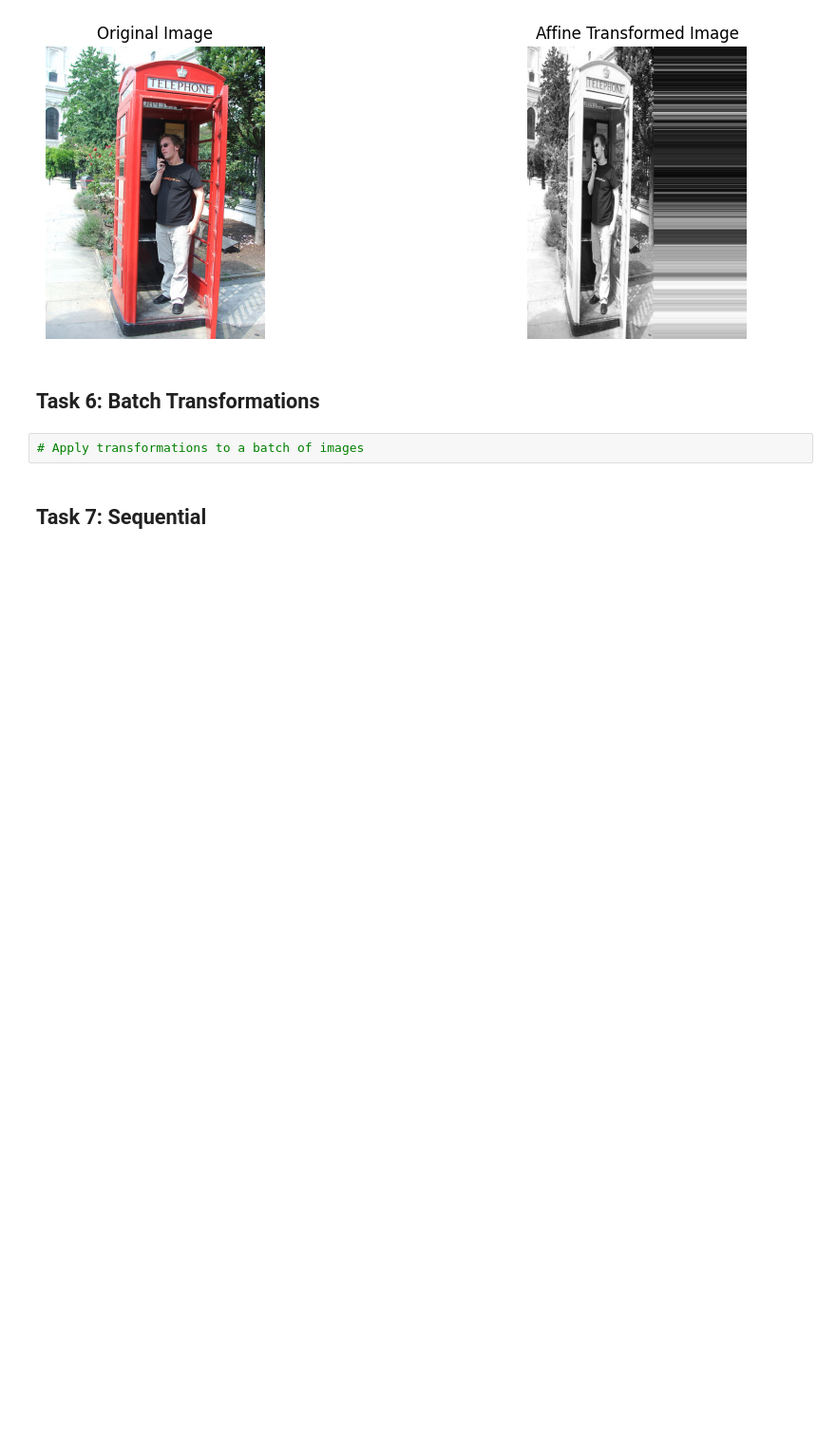
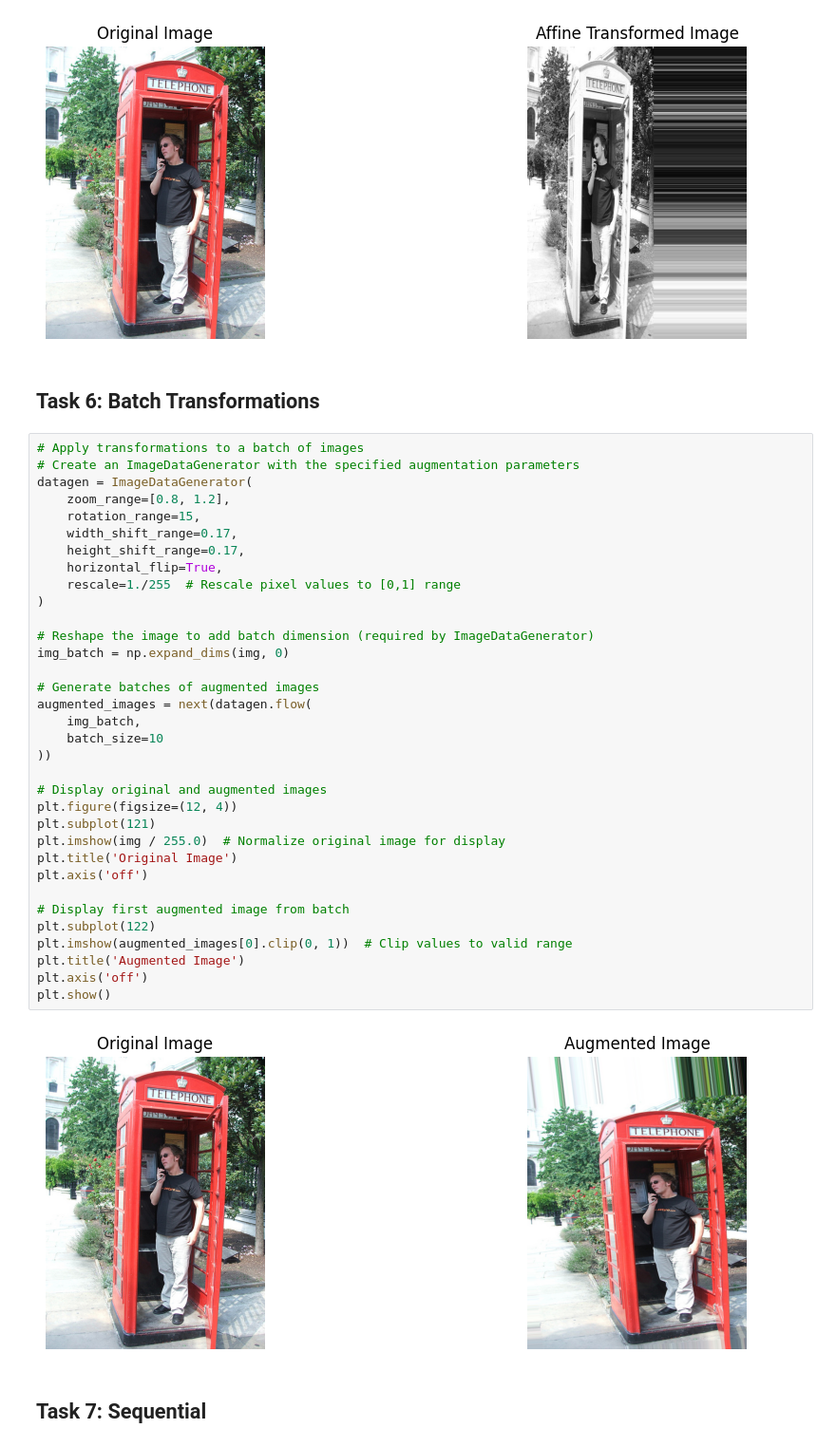
Before and after one commit to mobatusi/data-augmentation-ml, a Jupyter notebook: data_augmentation.ipynb, the cells around one changed output. Shown at 95% size. Cells and saved outputs as stored; diff of their text form; blank space fills up the shorter version.

Commit message:
normalize original image for display

```diff
--- a/data_augmentation.ipynb
+++ b/data_augmentation.ipynb
@@ -167,6 +167,40 @@ plt.axis('off')
 ## Task 6: Batch Transformations
 # %%
 # Apply transformations to a batch of images
+# Create an ImageDataGenerator with the specified augmentation parameters
+datagen = ImageDataGenerator(
+    zoom_range=[0.8, 1.2],
+    rotation_range=15,
+    width_shift_range=0.17,
+    height_shift_range=0.17,
+    horizontal_flip=True,
+    rescale=1./255  # Rescale pixel values to [0,1] range
+)
+
+# Reshape the image to add batch dimension (required by ImageDataGenerator)
+img_batch = np.expand_dims(img, 0)
+
+# Generate batches of augmented images
+augmented_images = next(datagen.flow(
+    img_batch,
+    batch_size=10
+))
+
+# Display original and augmented images
+plt.figure(figsize=(12, 4))
+plt.subplot(121)
+plt.imshow(img / 255.0)  # Normalize original image for display
+plt.title('Original Image')
+plt.axis('off')
+
+# Display first augmented image from batch
+plt.subplot(122)
+plt.imshow(augmented_images[0].clip(0, 1))  # Clip values to valid range
+plt.title('Augmented Image')
+plt.axis('off')
+plt.show()
+# %% [output]
+[figure, added]
 # %% [markdown]
 ## Task 7: Sequential
 # %%
```
